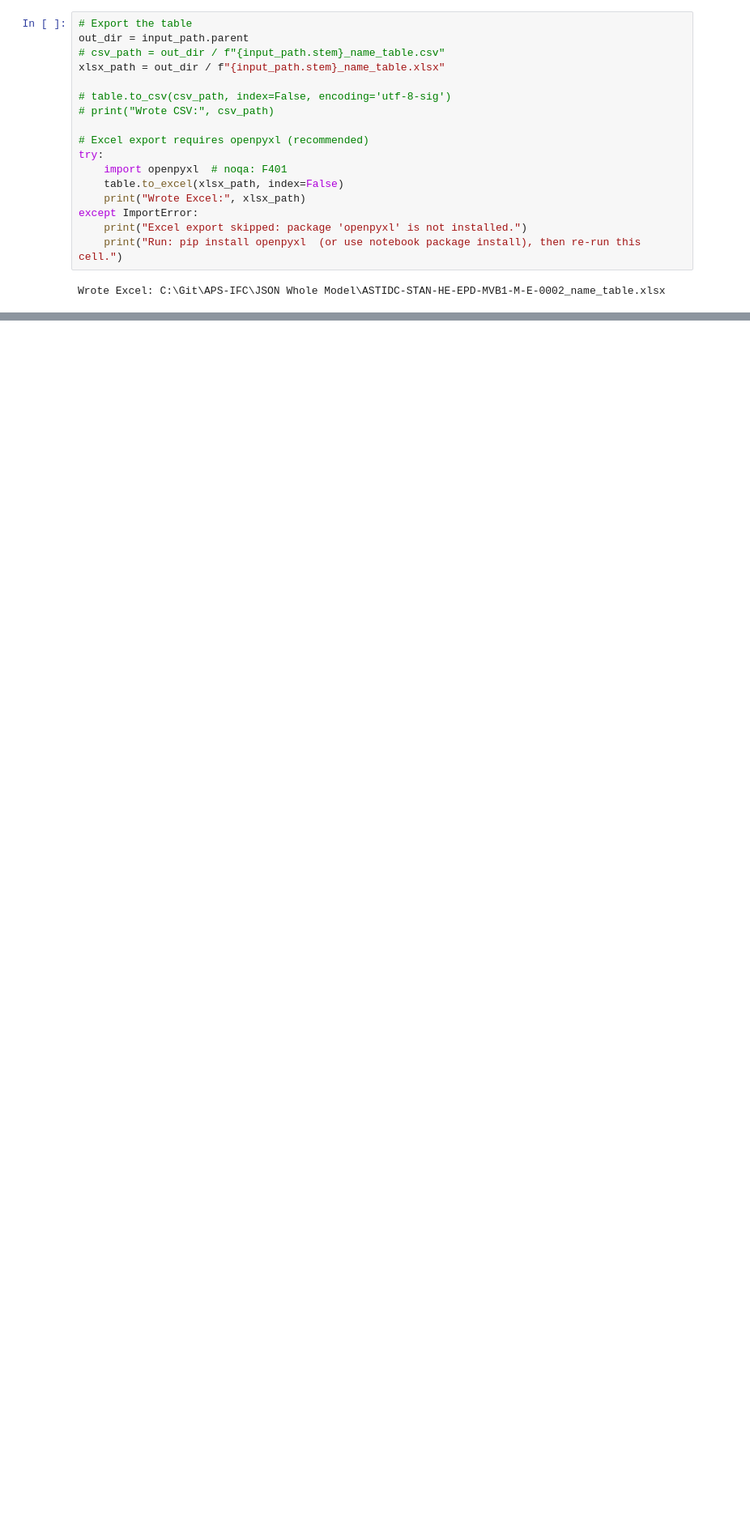
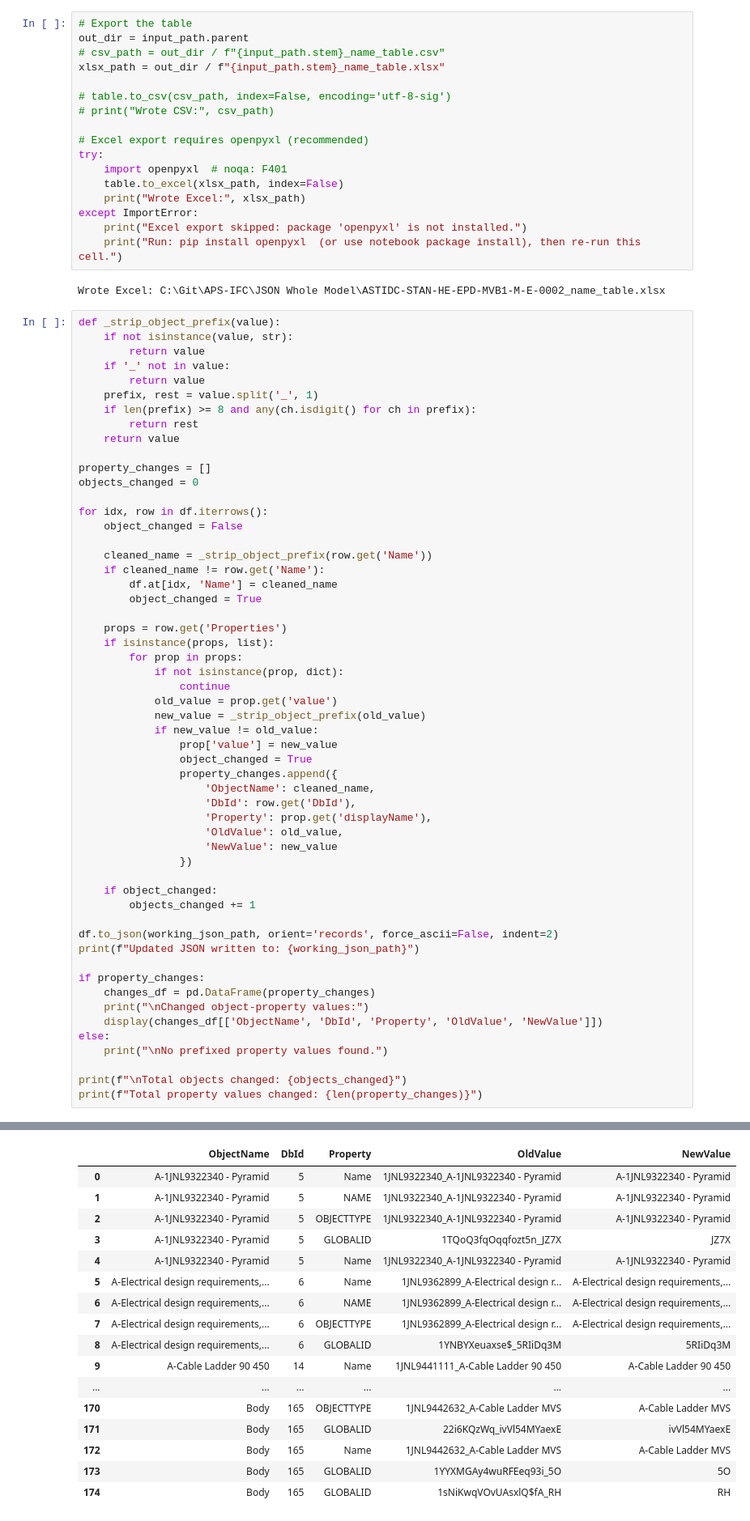
Before and after one commit to plarchi/MsC-IFC-APS, a Jupyter notebook: PyDataTransform/Rename_Notebook.ipynb, the cells around one changed output, grey strips where cells are left out. Shown at 81% size. Cells and saved outputs as stored; diff of their text form; blank space fills up the shorter version.

Commit message:
Rename Name and Property of JSON data.

```diff
--- a/PyDataTransform/Rename_Notebook.ipynb
+++ b/PyDataTransform/Rename_Notebook.ipynb
@@ -125,3 +125,59 @@ except ImportError:
     print("Run: pip install openpyxl  (or use notebook package install), then re-run this cell.")
 # %% [output]
 Wrote Excel: C:\Git\APS-IFC\JSON Whole Model\ASTIDC-STAN-HE-EPD-MVB1-M-E-0002_name_table.xlsx
+# %%
+def _strip_object_prefix(value):
+    if not isinstance(value, str):
+        return value
+    if '_' not in value:
+        return value
+    prefix, rest = value.split('_', 1)
+    if len(prefix) >= 8 and any(ch.isdigit() for ch in prefix):
+        return rest
+    return value
+
+property_changes = []
+objects_changed = 0
+
+for idx, row in df.iterrows():
+    object_changed = False
+
+    cleaned_name = _strip_object_prefix(row.get('Name'))
+    if cleaned_name != row.get('Name'):
+        df.at[idx, 'Name'] = cleaned_name
+        object_changed = True
+
+    props = row.get('Properties')
+    if isinstance(props, list):
+        for prop in props:
+            if not isinstance(prop, dict):
+                continue
+            old_value = prop.get('value')
+            new_value = _strip_object_prefix(old_value)
+            if new_value != old_value:
+                prop['value'] = new_value
+                object_changed = True
+                property_changes.append({
+                    'ObjectName': cleaned_name,
+                    'DbId': row.get('DbId'),
+                    'Property': prop.get('displayName'),
+                    'OldValue': old_value,
+                    'NewValue': new_value
+                })
+
+    if object_changed:
+        objects_changed += 1
+
+df.to_json(working_json_path, orient='records', force_ascii=False, indent=2)
+print(f"Updated JSON written to: {working_json_path}")
+
+if property_changes:
+    changes_df = pd.DataFrame(property_changes)
+    print("\nChanged object-property values:")
+    display(changes_df[['ObjectName', 'DbId', 'Property', 'OldValue', 'NewValue']])
+else:
+    print("\nNo prefixed property values found.")
+
+print(f"\nTotal objects changed: {objects_changed}")
+print(f"Total property values changed: {len(property_changes)}")
+# %% [output]
@@ -127,0 +187,17 @@ Wrote Excel: C:\Git\APS-IFC\JSON Whole Model\ASTIDC-STAN-HE-EPD-MVB1-M-E-0002_na
+|  | ObjectName | DbId | Property | OldValue | NewValue |
+| 0 | A-1JNL9322340 - Pyramid | 5 | Name | 1JNL9322340_A-1JNL9322340 - Pyramid | A-1JNL9322340 - Pyramid |
+| 1 | A-1JNL9322340 - Pyramid | 5 | NAME | 1JNL9322340_A-1JNL9322340 - Pyramid | A-1JNL9322340 - Pyramid |
+| 2 | A-1JNL9322340 - Pyramid | 5 | OBJECTTYPE | 1JNL9322340_A-1JNL9322340 - Pyramid | A-1JNL9322340 - Pyramid |
+| 3 | A-1JNL9322340 - Pyramid | 5 | GLOBALID | 1TQoQ3fqOqqfozt5n_JZ7X | JZ7X |
+| 4 | A-1JNL9322340 - Pyramid | 5 | Name | 1JNL9322340_A-1JNL9322340 - Pyramid | A-1JNL9322340 - Pyramid |
+| 5 | A-Electrical design requirements,... | 6 | Name | 1JNL9362899_A-Electrical design r... | A-Electrical design requirements,... |
+| 6 | A-Electrical design requirements,... | 6 | NAME | 1JNL9362899_A-Electrical design r... | A-Electrical design requirements,... |
+| 7 | A-Electrical design requirements,... | 6 | OBJECTTYPE | 1JNL9362899_A-Electrical design r... | A-Electrical design requirements,... |
+| 8 | A-Electrical design requirements,... | 6 | GLOBALID | 1YNBYXeuaxse$_5RIiDq3M | 5RIiDq3M |
+| 9 | A-Cable Ladder 90 450 | 14 | Name | 1JNL9441111_A-Cable Ladder 90 450 | A-Cable Ladder 90 450 |
+| ... | ... | ... | ... | ... | ... |
+| 170 | Body | 165 | OBJECTTYPE | 1JNL9442632_A-Cable Ladder MVS | A-Cable Ladder MVS |
+| 171 | Body | 165 | GLOBALID | 22i6KQzWq_ivVl54MYaexE | ivVl54MYaexE |
+| 172 | Body | 165 | Name | 1JNL9442632_A-Cable Ladder MVS | A-Cable Ladder MVS |
+| 173 | Body | 165 | GLOBALID | 1YYXMGAy4wuRFEeq93i_5O | 5O |
+| 174 | Body | 165 | GLOBALID | 1sNiKwqVOvUAsxlQ$fA_RH | RH |
```
Also changed, not shown: parts of 2 cells of this notebook, 2 other files.
